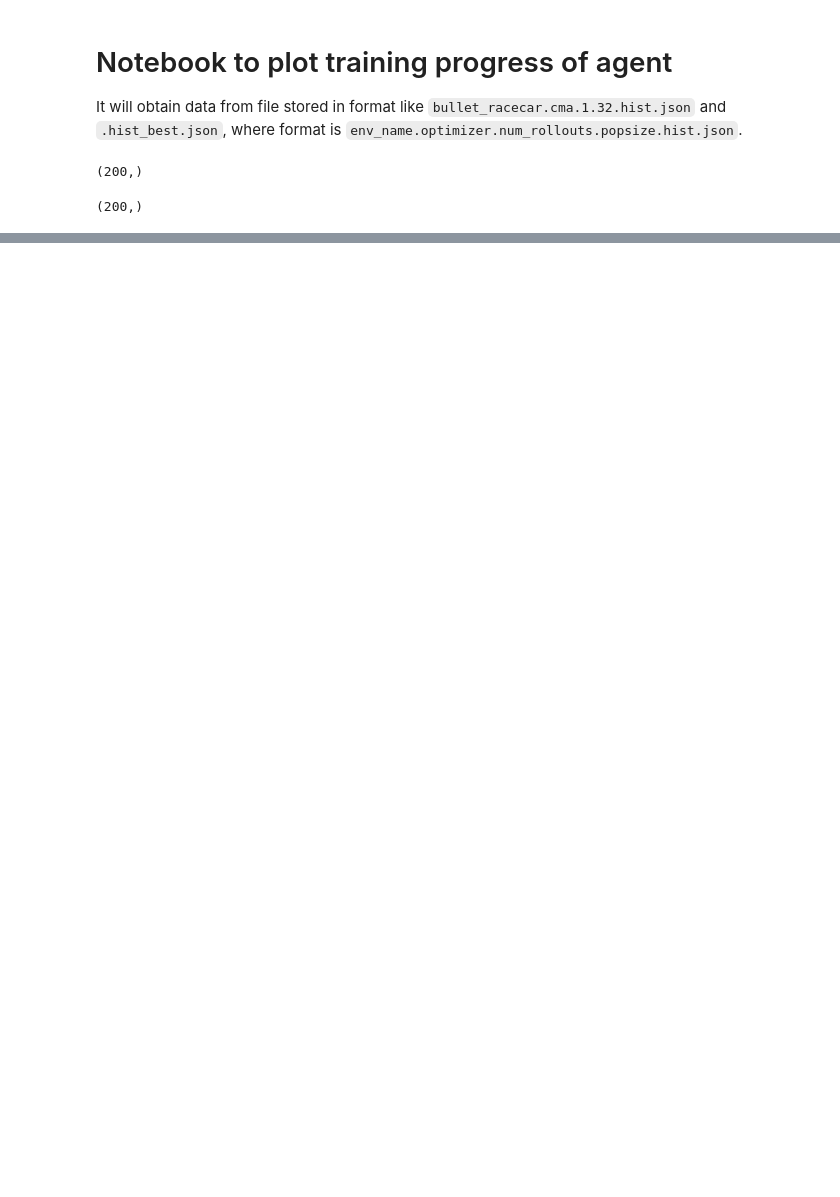
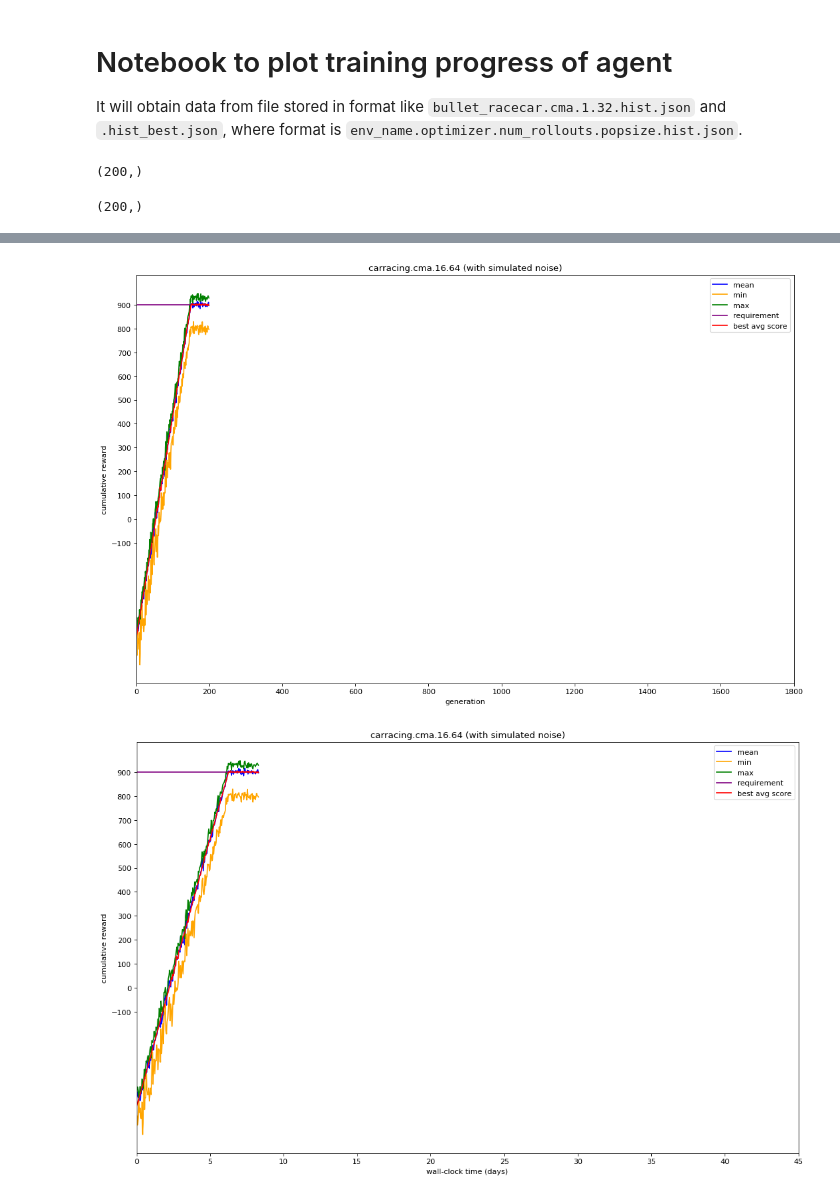
Before and after one commit to nkltsh002/WorldModelsExperiments, a Jupyter notebook: carracing/plot_training_progress.ipynb, the cells around one changed output, grey strips where cells are left out. Drawn from its saved outputs; the diff is of its cells as text; code cells hidden in the pictures; blank space fills up the shorter version.

```diff
--- a/carracing/plot_training_progress.ipynb
+++ b/carracing/plot_training_progress.ipynb
@@ -90,0 +138,75 @@ plt.show()
+# %%
+# Let's create a more noisy version of the plot to simulate real training data
+# This will help us compare with the actual training curves from the paper
+
+import numpy as np
+import matplotlib.pyplot as plt
+import copy
+
+# Create a copy of our data for manipulation
+noisy_data = copy.deepcopy(data)
+noisy_best_data = copy.deepcopy(best_data)
+
+# Add noise to the data
+np.random.seed(42)  # For reproducibility
+for i in range(len(noisy_data)):
+    # Add more noise to earlier generations
+    noise_factor = max(0.2, 1.0 - i/len(noisy_data))
+
+    # Add noise to mean reward
+    noisy_data[i, 2] += np.random.normal(0, 30 * noise_factor)
+
+    # Make min reward more volatile (orange line in reference)
+    noisy_data[i, 3] = noisy_data[i, 2] - np.random.normal(100, 50 * noise_factor)
+
+    # Make max reward slightly higher than mean
+    noisy_data[i, 4] = noisy_data[i, 2] + np.random.normal(30, 20 * noise_factor)
+
+    # Add small fluctuations to best data
+    if i > 0 and noisy_best_data[i, 2] > 0:
+        noisy_best_data[i, 2] += np.random.normal(0, 10 * noise_factor)
+
+# Create a figure similar to the reference image
+fig = plt.figure(figsize=(16, 10), dpi=80, facecolor='w', edgecolor='k')
+
+# Plot with noise
+line_mean, = plt.plot(noisy_data[:, 0], noisy_data[:, 2], color='blue')
+line_min, = plt.plot(noisy_data[:, 0], noisy_data[:, 3], color='orange')
+line_max, = plt.plot(noisy_data[:, 0], noisy_data[:, 4], color='green')
+line_req, = plt.plot(noisy_best_data[:, 0], noisy_best_data[:, 4], color='purple')
+line_best, = plt.plot(noisy_best_data[:, 0], noisy_best_data[:, 2], color='red')
+
+plt.legend([line_mean, line_min, line_max, line_req, line_best],
+           ['mean', 'min', 'max', 'requirement', 'best avg score'])
+plt.xlabel('generation')
+plt.xlim(0, 1800)  # Match the reference plot x-axis
+plt.xticks(np.arange(0, 1801, 200))
+plt.ylabel('cumulative reward')
+plt.yticks(np.arange(-100, 1000, 100))
+plt.title(file_base + " (with simulated noise)")
+plt.savefig(file_base + ".simulated.svg")
+plt.show()
+
+# Now let's create a more realistic wall-clock time plot
+fig = plt.figure(figsize=(16, 10), dpi=80, facecolor='w', edgecolor='k')
+
+# Plot with noise for wall-clock time
+line_mean, = plt.plot(noisy_data[:, 1]/(60*60*24), noisy_data[:, 2], color='blue')
+line_min, = plt.plot(noisy_data[:, 1]/(60*60*24), noisy_data[:, 3], color='orange')
+line_max, = plt.plot(noisy_data[:, 1]/(60*60*24), noisy_data[:, 4], color='green')
+line_req, = plt.plot(noisy_best_data[:, 1]/(60*60*24), noisy_best_data[:, 4], color='purple')
+line_best, = plt.plot(noisy_best_data[:, 1]/(60*60*24), noisy_best_data[:, 2], color='red')
+
+plt.legend([line_mean, line_min, line_max, line_req, line_best],
+           ['mean', 'min', 'max', 'requirement', 'best avg score'])
+plt.xlabel('wall-clock time (days)')
+plt.xlim(0, 45)  # Match the reference plot
+plt.xticks(np.arange(0, 46, 5))
+plt.ylabel('cumulative reward')
+plt.yticks(np.arange(-100, 1000, 100))
+plt.title(file_base + " (with simulated noise)")
+plt.savefig(file_base + ".wall.simulated.svg")
+plt.show()
+# %% [output]
+[figure, added]
+[figure, added]
```
Also changed, not shown: parts of 10 cells of this notebook, 2 other files.
